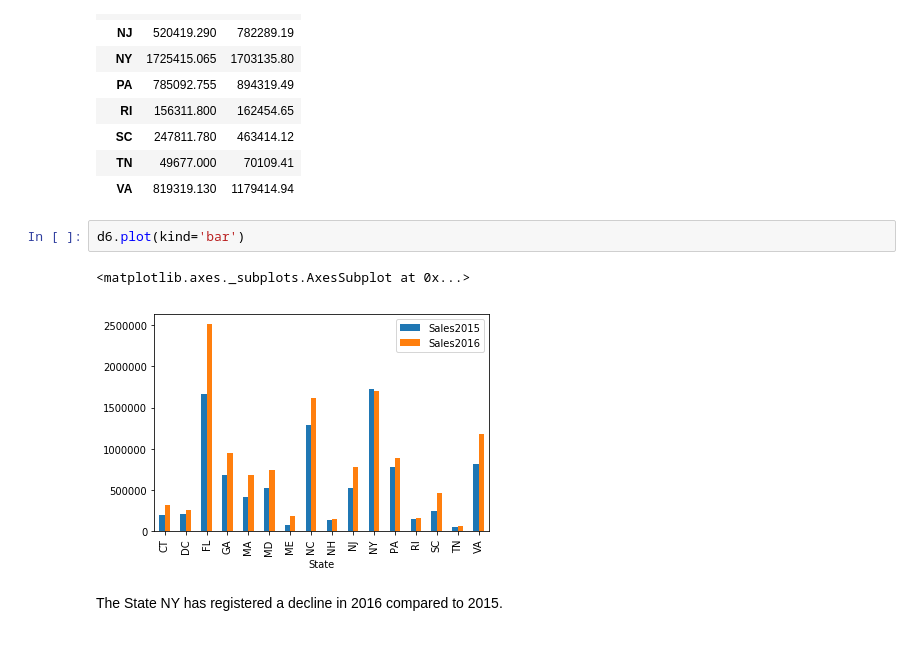
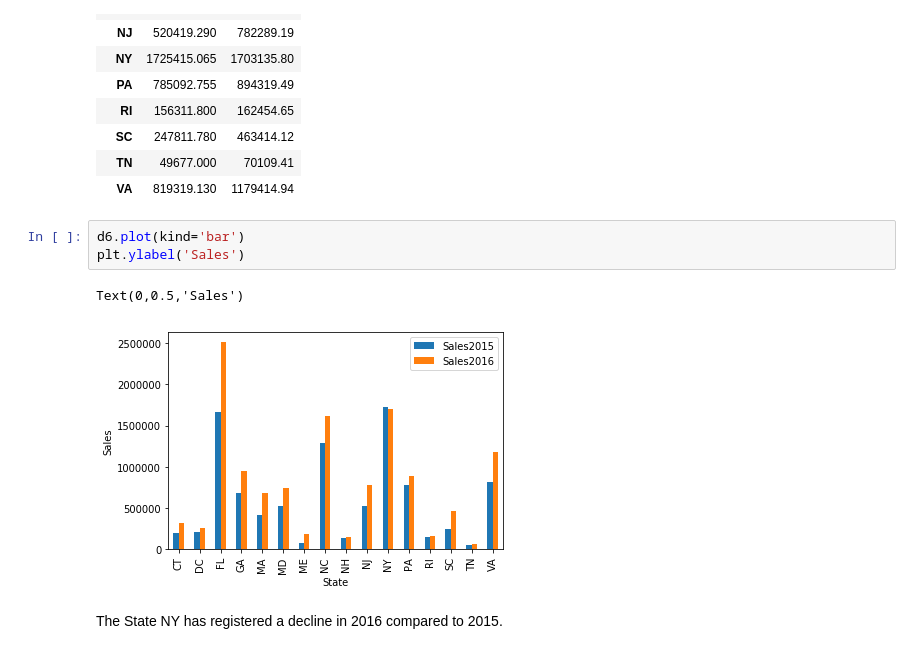
Before and after one commit to devarun07/Analytix, a Jupyter notebook: CaseStudy/6. Pandas Case Study 4 - Python Visualizations Case Study/6. Pandas Case Study 4 - Python Visualizations Case Study/Case Study-4.ipynb, the cells around one changed output. Drawn from its saved outputs; the diff is of its cells as text.

```diff
--- a/CaseStudy/6. Pandas Case Study 4 - Python Visualizations Case Study/6. Pandas Case Study 4 - Python Visualizations Case Study/Case Study-4.ipynb
+++ b/CaseStudy/6. Pandas Case Study 4 - Python Visualizations Case Study/6. Pandas Case Study 4 - Python Visualizations Case Study/Case Study-4.ipynb
@@ -159,9 +152,10 @@ d6
 | VA | 819319.130 | 1179414.94 |
 # %%
 d6.plot(kind='bar')
+plt.ylabel('Sales')
 # %% [output]
-<matplotlib.axes._subplots.AxesSubplot at 0x...>
+Text(0,0.5,'Sales')
-[figure, old version]
+[figure, new version]
 # %% [markdown]
 The State NY has registered a decline in 2016 compared to 2015.
 # %% [markdown]
```
Also changed, not shown: parts of 17 cells of this notebook, 1 other file.
